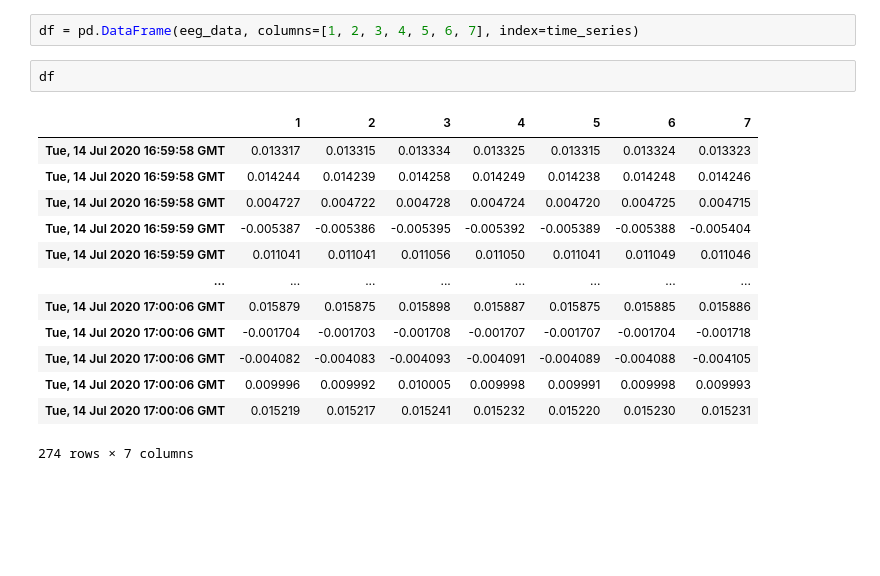
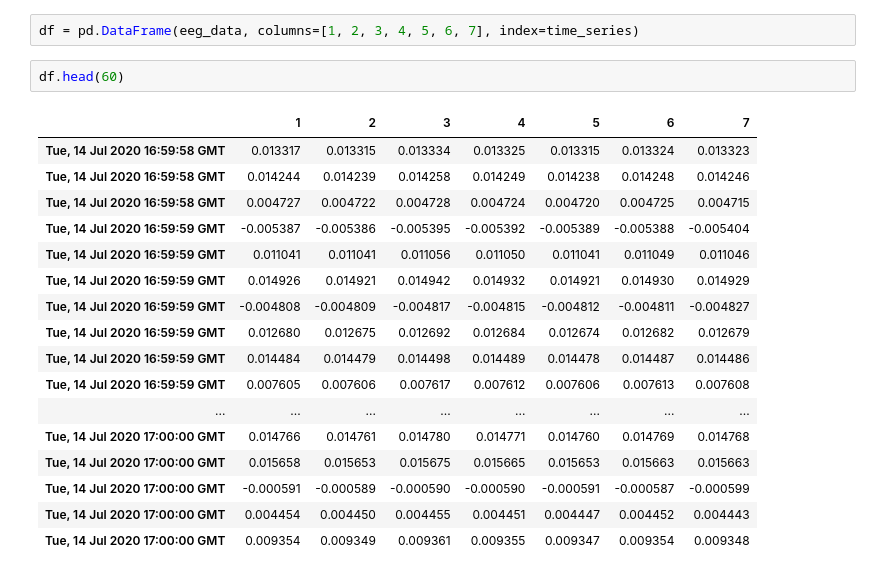
Before and after one commit to GianIsNotDead/Observer, a Jupyter notebook: notebook/example.ipynb, the cells around one changed output. Saved outputs shown, nothing was run; the diff lists cells and outputs as text; blank space fills up the shorter version.

```diff
--- a/notebook/example.ipynb
+++ b/notebook/example.ipynb
@@ -45,18 +46,22 @@ for item in d["eegData"]:
 # %%
 df = pd.DataFrame(eeg_data, columns=[1, 2, 3, 4, 5, 6, 7], index=time_series)
 # %%
-df
+df.head(60)
 # %% [output]
 |  | 1 | 2 | 3 | 4 | 5 | 6 | 7 |
 | Tue, 14 Jul 2020 16:59:58 GMT | 0.013317 | 0.013315 | 0.013334 | 0.013325 | 0.013315 | 0.013324 | 0.013323 |
 | Tue, 14 Jul 2020 16:59:58 GMT | 0.014244 | 0.014239 | 0.014258 | 0.014249 | 0.014238 | 0.014248 | 0.014246 |
 | Tue, 14 Jul 2020 16:59:58 GMT | 0.004727 | 0.004722 | 0.004728 | 0.004724 | 0.004720 | 0.004725 | 0.004715 |
 | Tue, 14 Jul 2020 16:59:59 GMT | -0.005387 | -0.005386 | -0.005395 | -0.005392 | -0.005389 | -0.005388 | -0.005404 |
 | Tue, 14 Jul 2020 16:59:59 GMT | 0.011041 | 0.011041 | 0.011056 | 0.011050 | 0.011041 | 0.011049 | 0.011046 |
+| Tue, 14 Jul 2020 16:59:59 GMT | 0.014926 | 0.014921 | 0.014942 | 0.014932 | 0.014921 | 0.014930 | 0.014929 |
+| Tue, 14 Jul 2020 16:59:59 GMT | -0.004808 | -0.004809 | -0.004817 | -0.004815 | -0.004812 | -0.004811 | -0.004827 |
+| Tue, 14 Jul 2020 16:59:59 GMT | 0.012680 | 0.012675 | 0.012692 | 0.012684 | 0.012674 | 0.012682 | 0.012679 |
+| Tue, 14 Jul 2020 16:59:59 GMT | 0.014484 | 0.014479 | 0.014498 | 0.014489 | 0.014478 | 0.014487 | 0.014486 |
+| Tue, 14 Jul 2020 16:59:59 GMT | 0.007605 | 0.007606 | 0.007617 | 0.007612 | 0.007606 | 0.007613 | 0.007608 |
 | ... | ... | ... | ... | ... | ... | ... | ... |
-| Tue, 14 Jul 2020 17:00:06 GMT | 0.015879 | 0.015875 | 0.015898 | 0.015887 | 0.015875 | 0.015885 | 0.015886 |
-| Tue, 14 Jul 2020 17:00:06 GMT | -0.001704 | -0.001703 | -0.001708 | -0.001707 | -0.001707 | -0.001704 | -0.001718 |
-| Tue, 14 Jul 2020 17:00:06 GMT | -0.004082 | -0.004083 | -0.004093 | -0.004091 | -0.004089 | -0.004088 | -0.004105 |
-| Tue, 14 Jul 2020 17:00:06 GMT | 0.009996 | 0.009992 | 0.010005 | 0.009998 | 0.009991 | 0.009998 | 0.009993 |
-| Tue, 14 Jul 2020 17:00:06 GMT | 0.015219 | 0.015217 | 0.015241 | 0.015232 | 0.015220 | 0.015230 | 0.015231 |
+| Tue, 14 Jul 2020 17:00:00 GMT | 0.014766 | 0.014761 | 0.014780 | 0.014771 | 0.014760 | 0.014769 | 0.014768 |
+| Tue, 14 Jul 2020 17:00:00 GMT | 0.015658 | 0.015653 | 0.015675 | 0.015665 | 0.015653 | 0.015663 | 0.015663 |
+| Tue, 14 Jul 2020 17:00:00 GMT | -0.000591 | -0.000589 | -0.000590 | -0.000590 | -0.000591 | -0.000587 | -0.000599 |
+| Tue, 14 Jul 2020 17:00:00 GMT | 0.004454 | 0.004450 | 0.004455 | 0.004451 | 0.004447 | 0.004452 | 0.004443 |
+| Tue, 14 Jul 2020 17:00:00 GMT | 0.009354 | 0.009349 | 0.009361 | 0.009355 | 0.009347 | 0.009354 | 0.009348 |
-274 rows × 7 columns
```
Also changed, not shown: parts of 4 cells of this notebook.
